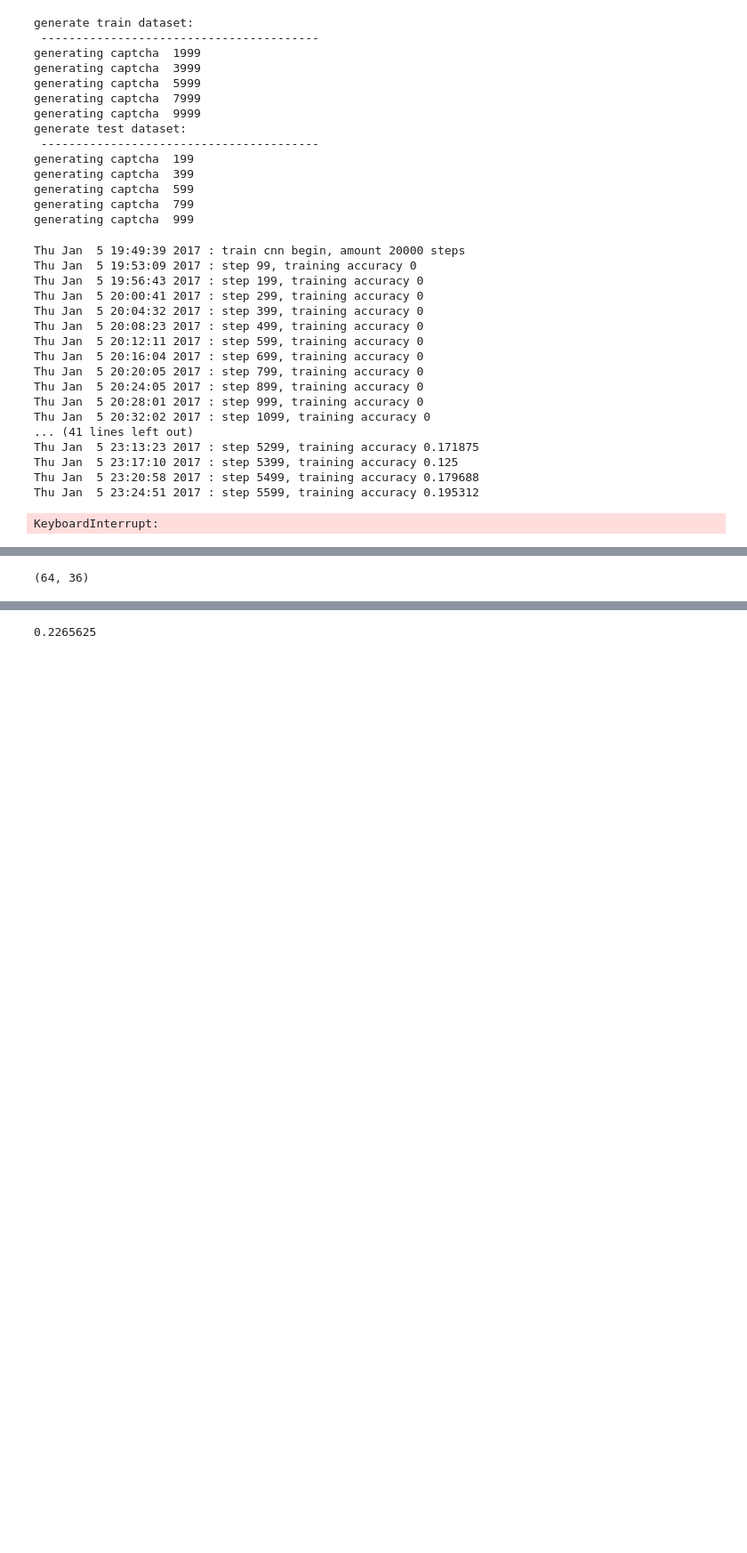
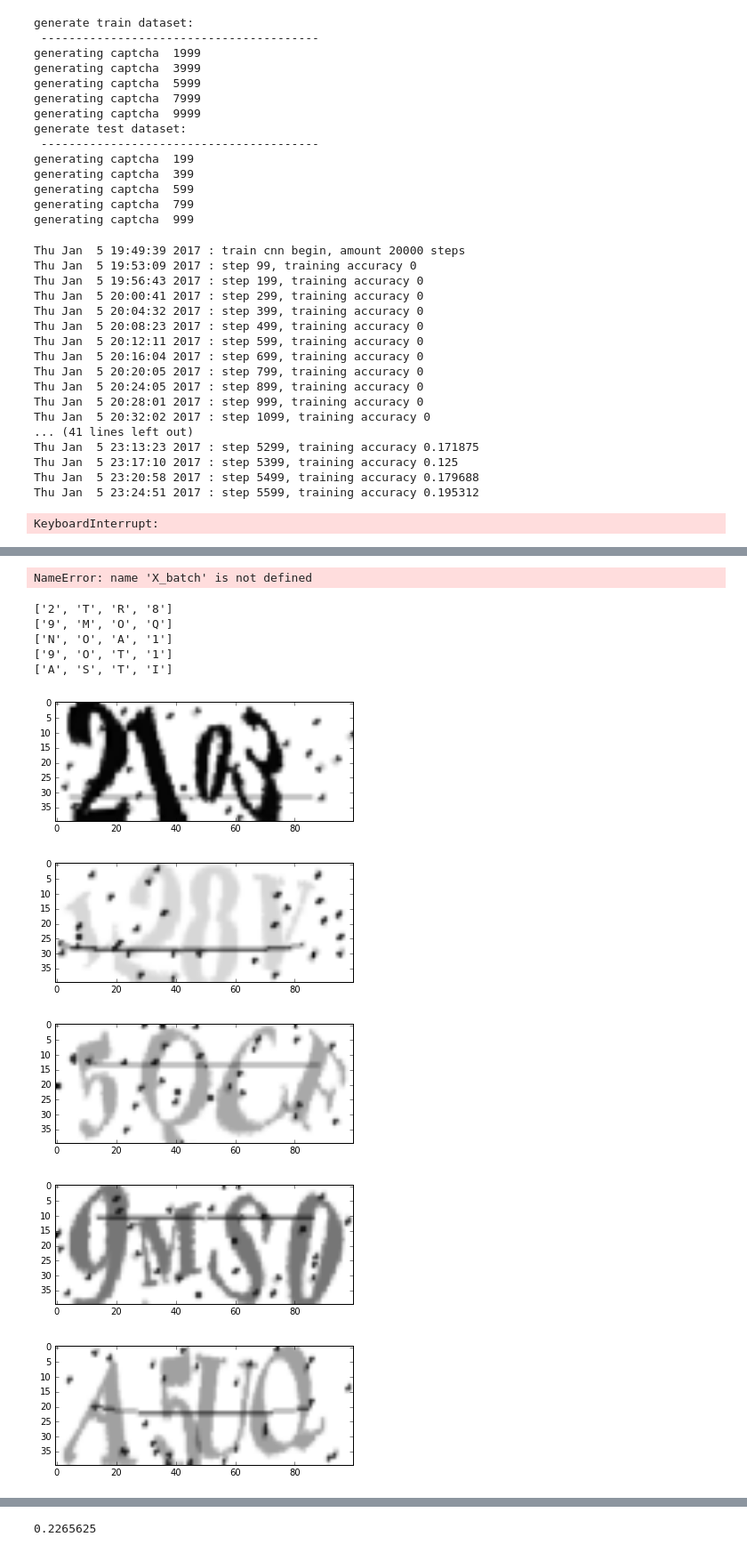
Before and after one commit to yuyang2009/kaggle, a Jupyter notebook: captcha.ipynb, the cells around one changed output, grey strips where cells are left out. Shown at 89% size. Cells and saved outputs as stored; diff of their text form; code cells hidden in the pictures; blank space fills up the shorter version.

```diff
--- a/captcha.ipynb
+++ b/captcha.ipynb
@@ -250,6 +251,24 @@ for i in range(num_loop):
+# %%
+print(time.ctime() ,": test accuracy %g"%accuracy.eval(feed_dict={
+    x: X_batch, y_: y_batch, keep_prob: 1.0}))
+# %% [output]
+NameError: name 'X_batch' is not defined
 # %%
-pred = max_idx_p.eval(feed_dict={x:X_batch, keep_prob: 1.0})
-print([char_map[_i] for _i in pred] )
-plt.imshow(X_train[1].reshape((40, 100)), cmap='gray')
+X, y = X_test, y_test
+pred = max_idx_p.eval(feed_dict={x:X, keep_prob: 1.0})
+idx_lst = range(30,35)
+for idx in idx_lst:
+    print([char_map[_i] for _i in pred[idx]] )
+    plt.figure()
+    plt.imshow(X[idx].reshape((40, 100)), cmap='gray')
 # %% [output]
-(64, 36)
+['2', 'T', 'R', '8']
+['9', 'M', 'O', 'Q']
+['N', 'O', 'A', '1']
+['9', 'O', 'T', '1']
+['A', 'S', 'T', 'I']
+[figure, added]
+[figure, added]
+[figure, added]
+[figure, added]
+[figure, added]
```
Also changed, not shown: parts of 12 cells of this notebook.
